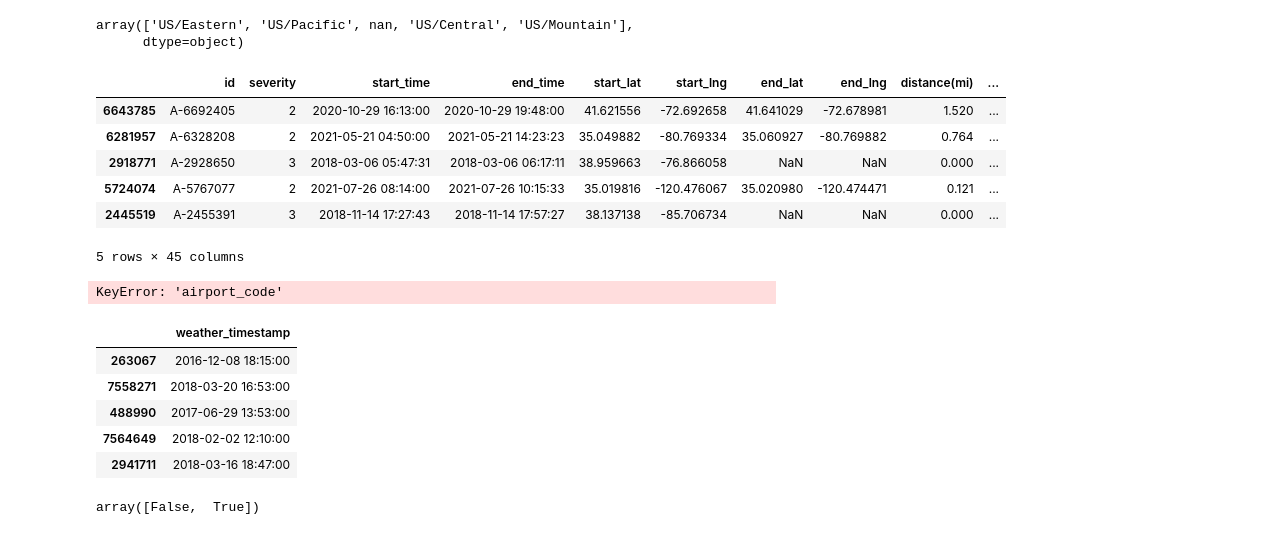
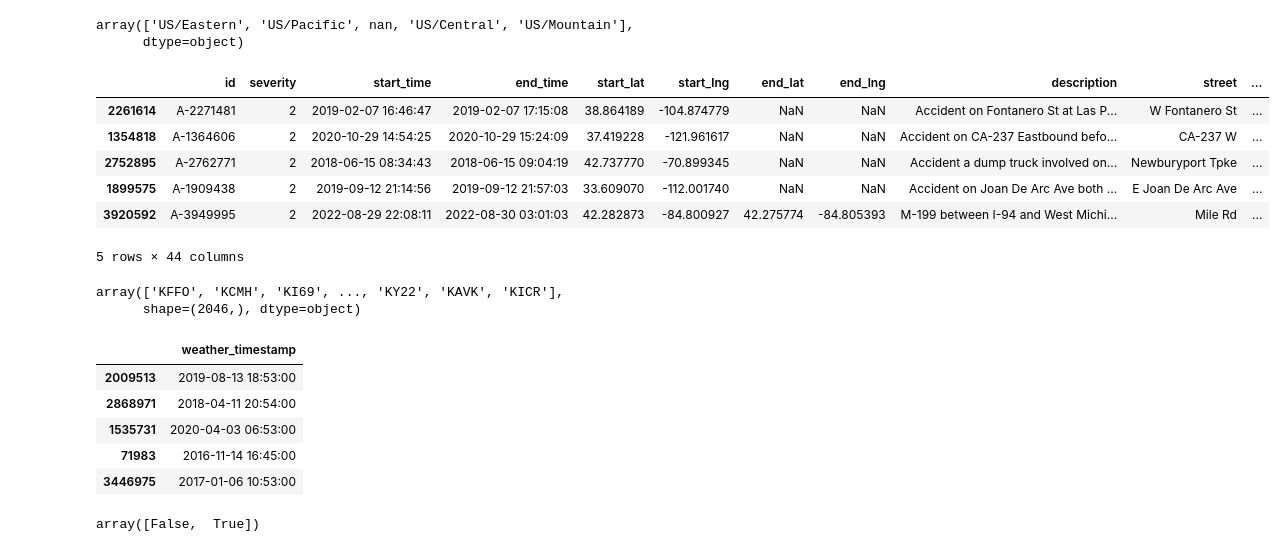
Before and after one commit to JBuxo/proyecto-1-jbuxo, a Jupyter notebook: notebooks/limpieza.ipynb, the cells around one changed output. Cells and saved outputs as stored; diff of their text form; code cells hidden in the pictures.

```diff
--- a/notebooks/limpieza.ipynb
+++ b/notebooks/limpieza.ipynb
@@ -179,23 +175,24 @@ array(['US/Eastern', 'US/Pacific', nan, 'US/Central', 'US/Mountain'],
       dtype=object)
 # %%
 # La soltamos
-# df = df.drop(columns=['timezone'])
+df = df.drop(columns=['timezone'])
 df.sample(5)
 # %% [output]
-|  | id | severity | start_time | end_time | start_lat | start_lng | end_lat | end_lng | distance(mi) | ... |
-| 6643785 | A-6692405 | 2 | 2020-10-29 16:13:00 | 2020-10-29 19:48:00 | 41.621556 | -72.692658 | 41.641029 | -72.678981 | 1.520 | ... |
-| 6281957 | A-6328208 | 2 | 2021-05-21 04:50:00 | 2021-05-21 14:23:23 | 35.049882 | -80.769334 | 35.060927 | -80.769882 | 0.764 | ... |
-| 2918771 | A-2928650 | 3 | 2018-03-06 05:47:31 | 2018-03-06 06:17:11 | 38.959663 | -76.866058 | NaN | NaN | 0.000 | ... |
-| 5724074 | A-5767077 | 2 | 2021-07-26 08:14:00 | 2021-07-26 10:15:33 | 35.019816 | -120.476067 | 35.020980 | -120.474471 | 0.121 | ... |
-| 2445519 | A-2455391 | 3 | 2018-11-14 17:27:43 | 2018-11-14 17:57:27 | 38.137138 | -85.706734 | NaN | NaN | 0.000 | ... |
+|  | id | severity | start_time | end_time | start_lat | start_lng | end_lat | end_lng | description | street | ... |
+| 2261614 | A-2271481 | 2 | 2019-02-07 16:46:47 | 2019-02-07 17:15:08 | 38.864189 | -104.874779 | NaN | NaN | Accident on Fontanero St at Las P... | W Fontanero St | ... |
+| 1354818 | A-1364606 | 2 | 2020-10-29 14:54:25 | 2020-10-29 15:24:09 | 37.419228 | -121.961617 | NaN | NaN | Accident on CA-237 Eastbound befo... | CA-237 W | ... |
+| 2752895 | A-2762771 | 2 | 2018-06-15 08:34:43 | 2018-06-15 09:04:19 | 42.737770 | -70.899345 | NaN | NaN | Accident a dump truck involved on... | Newburyport Tpke | ... |
+| 1899575 | A-1909438 | 2 | 2019-09-12 21:14:56 | 2019-09-12 21:57:03 | 33.609070 | -112.001740 | NaN | NaN | Accident on Joan De Arc Ave both ... | E Joan De Arc Ave | ... |
+| 3920592 | A-3949995 | 2 | 2022-08-29 22:08:11 | 2022-08-30 03:01:03 | 42.282873 | -84.800927 | 42.275774 | -84.805393 | M-199 between I-94 and West Michi... | Mile Rd | ... |
-5 rows × 45 columns
+5 rows × 44 columns
 # %%
 # Airport Code
 # Segun la fuente de datos, muestra el codigo de la estacion de clima basada en el aeropuerto mas cercano
 df['airport_code'].unique()
 # no le veo uso
 # %% [output]
-KeyError: 'airport_code'
+array(['KFFO', 'KCMH', 'KI69', ..., 'KY22', 'KAVK', 'KICR'],
+      shape=(2046,), dtype=object)
 # %%
 # La soltamos
 df = df.drop(columns=['airport_code'])
@@ -205,11 +202,11 @@ df[['weather_timestamp']].sample(5)
 # Esto muestra la hora que se tomo la informacion del clima en tiempo local. Tampoco le veo el uso para mi analisis.
 # %% [output]
 |  | weather_timestamp |
-| 263067 | 2016-12-08 18:15:00 |
-| 7558271 | 2018-03-20 16:53:00 |
-| 488990 | 2017-06-29 13:53:00 |
-| 7564649 | 2018-02-02 12:10:00 |
-| 2941711 | 2018-03-16 18:47:00 |
+| 2009513 | 2019-08-13 18:53:00 |
+| 2868971 | 2018-04-11 20:54:00 |
+| 1535731 | 2020-04-03 06:53:00 |
+| 71983 | 2016-11-14 16:45:00 |
+| 3446975 | 2017-01-06 10:53:00 |
 # %%
 # la soltamos
 df = df.drop(columns=['weather_timestamp'])
```
Also changed, not shown: parts of 12 cells of this notebook, 2 other files.
